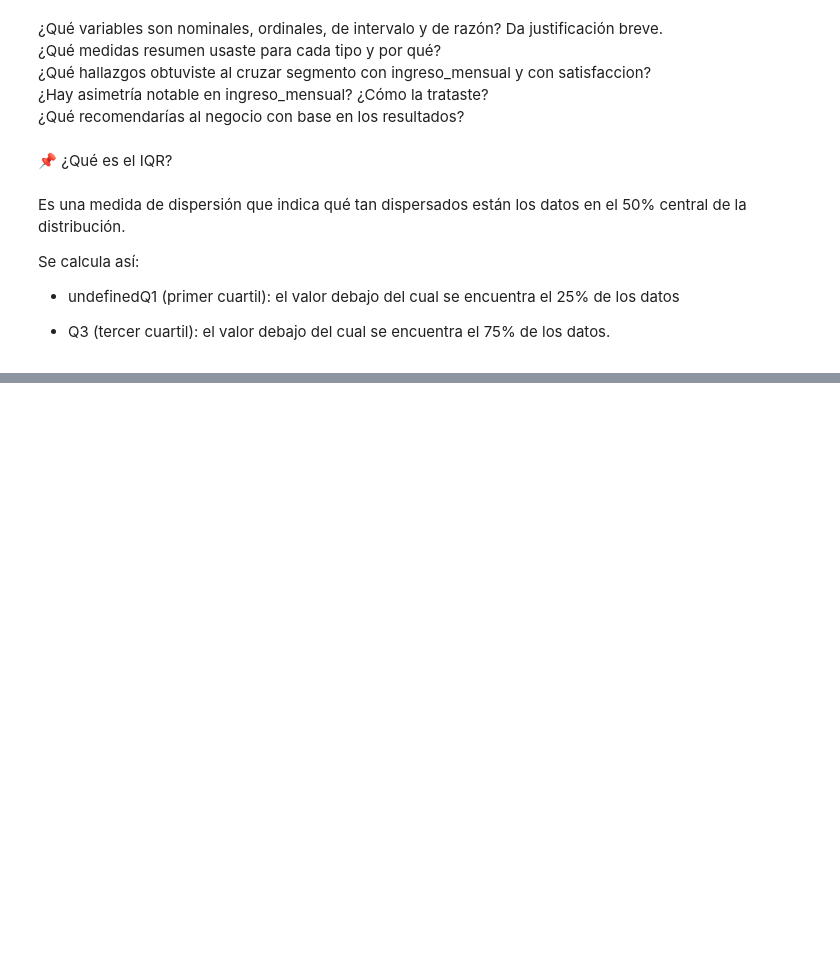
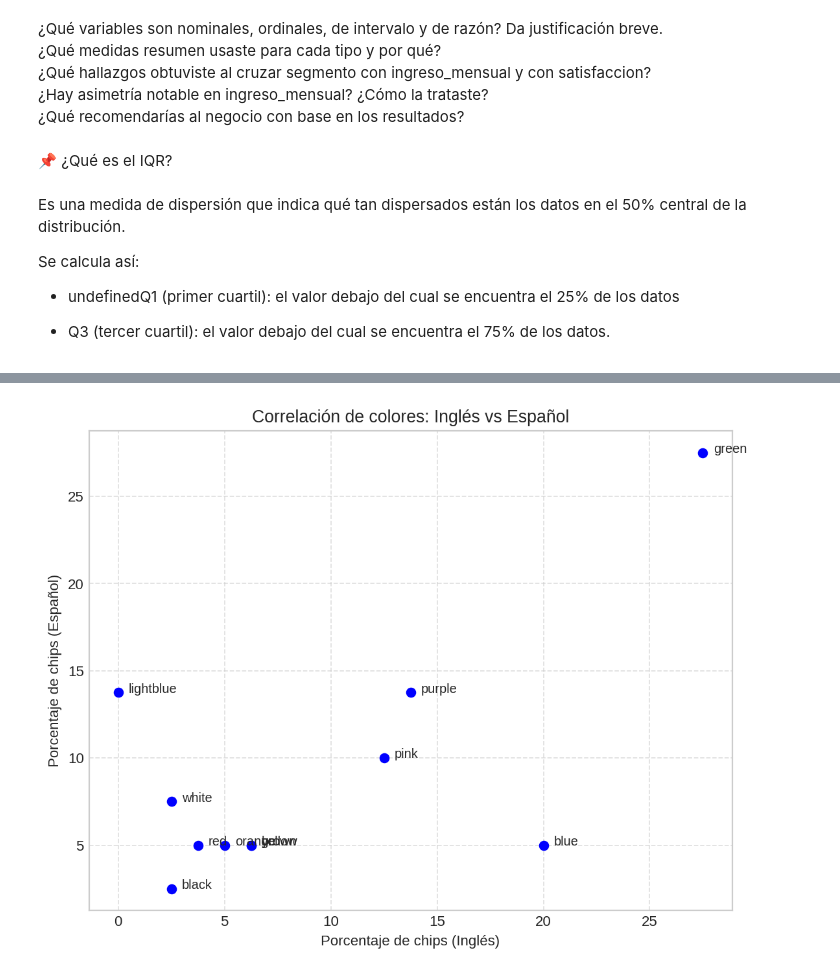
Before and after one commit to RodrigoBLl/MineriaDeDatos, a Jupyter notebook: Untitled0.ipynb, the cells around one changed output, grey strips where cells are left out. Saved outputs shown, nothing was run; the diff lists cells and outputs as text; code cells hidden in the pictures; blank space fills up the shorter version.

```diff
--- a/Untitled0.ipynb
+++ b/Untitled0.ipynb
@@ -1470,0 +1952,17 @@ Se calcula así:
+# %%
+# Inglés y Español
+df_en_es = pd.merge(df_english, df_spanish, on='color', how='outer', suffixes=('_english', '_spanish')).fillna(0)
+
+plt.figure(figsize=(8, 6))
+plt.scatter(df_en_es['percentage_english'], df_en_es['percentage_spanish'], color='blue')
+
+for i, row in df_en_es.iterrows():
+    plt.text(row['percentage_english'] + 0.5, row['percentage_spanish'], row['color'], fontsize=9)
+
+plt.title('Correlación de colores: Inglés vs Español')
+plt.xlabel('Porcentaje de chips (Inglés)')
+plt.ylabel('Porcentaje de chips (Español)')
+plt.grid(True, linestyle='--', alpha=0.6)
+plt.show()
+# %% [output]
+[figure, added]
```
Also changed, not shown: parts of 65 cells of this notebook.
